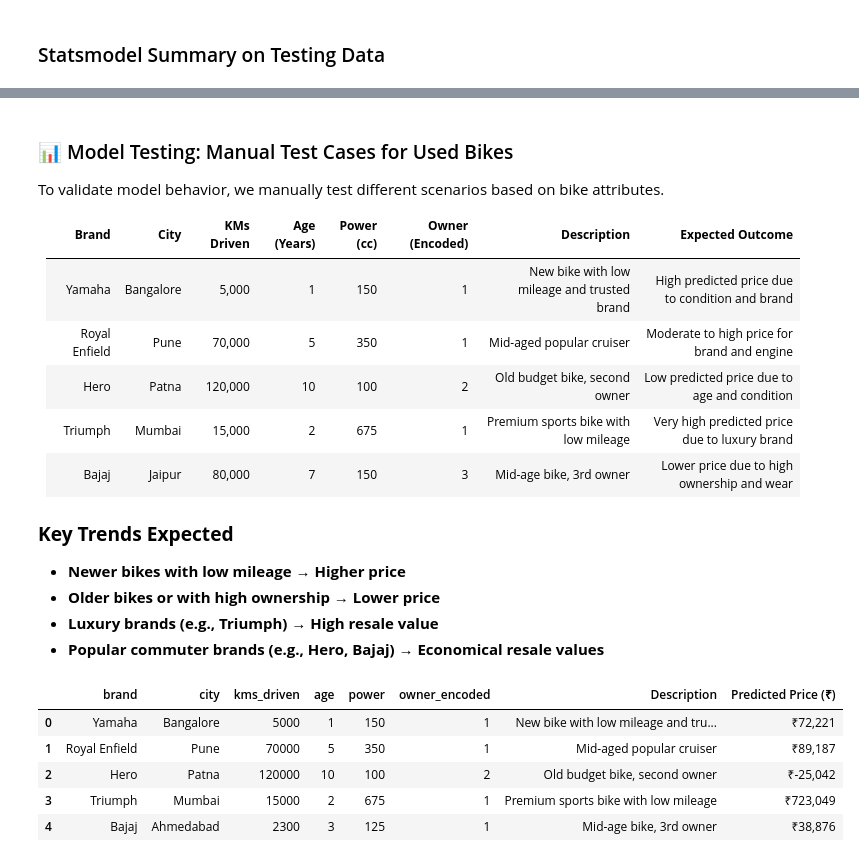
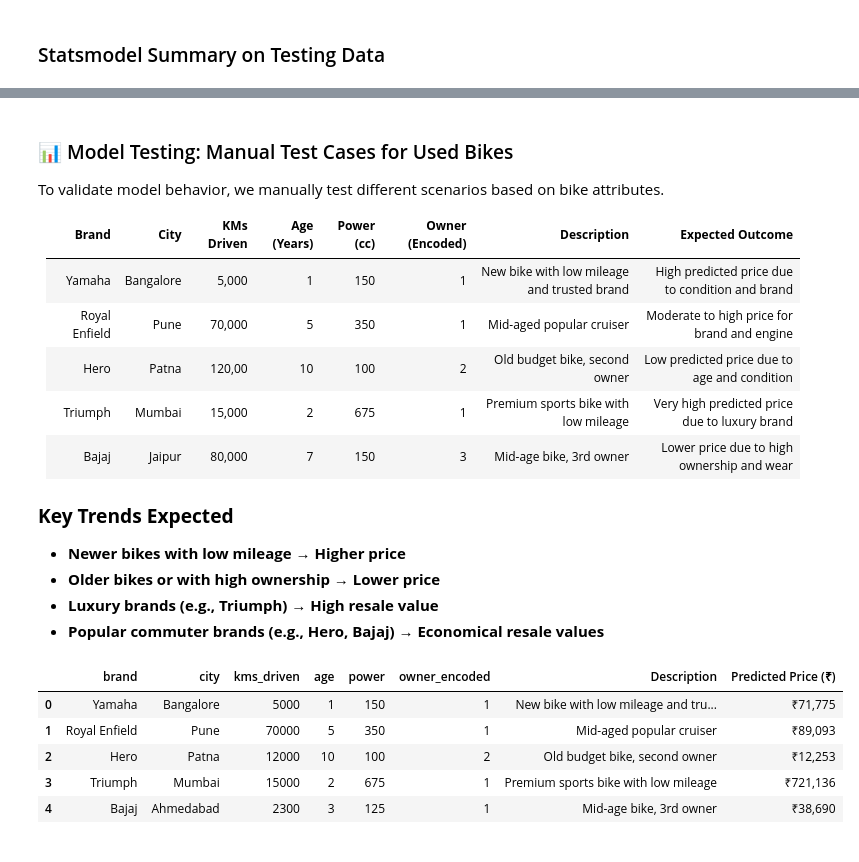
Before and after one commit to MrJ-2k04/MCA-Sem-2-Project, a Jupyter notebook: 2) Regression_Model.ipynb, the cells around one changed output, grey strips where cells are left out. Cells and saved outputs as stored; diff of their text form; code cells hidden in the pictures.

```diff
--- a/2) Regression_Model.ipynb
+++ b/2) Regression_Model.ipynb
@@ -283,7 +283,7 @@ To validate model behavior, we manually test different scenarios based on bike a
 |-----------------|--------------|----------------|------------------|----------------|---------------------|------------------------------------------|------------------------------------------------------|
 | Yamaha          | Bangalore    | 5,000          | 1                | 150            | 1                   | New bike with low mileage and trusted brand | High predicted price due to condition and brand     |
 | Royal Enfield   | Pune         | 70,000         | 5                | 350            | 1                   | Mid-aged popular cruiser                  | Moderate to high price for brand and engine         |
-| Hero            | Patna        | 120,000        | 10               | 100            | 2                   | Old budget bike, second owner             | Low predicted price due to age and condition        |
+| Hero            | Patna        | 120,00        | 10               | 100            | 2                   | Old budget bike, second owner             | Low predicted price due to age and condition        |
 | Triumph         | Mumbai       | 15,000         | 2                | 675            | 1                   | Premium sports bike with low mileage      | Very high predicted price due to luxury brand       |
 | Bajaj           | Jaipur       | 80,000         | 7                | 150            | 3                   | Mid-age bike, 3rd owner                   | Lower price due to high ownership and wear          |
 
@@ -316,7 +316,7 @@ test_cases = [
     {
         "brand": "Hero",
         "city": "Patna",
-        "kms_driven": 120000,
+        "kms_driven": 12000,
         "age": 10,
         "power": 100,
         "owner_encoded": 2,
@@ -328,35 +328,35 @@ test_cases = [
         "kms_driven": 15000,
         "age": 2,
         "power": 675,
         "owner_encoded": 1,
         "Description": "Premium sports bike with low mileage",
     },
     {
         "brand": "Bajaj",
         "city": "Ahmedabad",
         "kms_driven": 2300,
         "age": 3,
         "power": 125,
         "owner_encoded": 1,
         "Description": "Mid-age bike, 3rd owner",
     },
 ]
 
 # Convert test cases to DataFrame
 test_df = pd.DataFrame(test_cases)
 
 # Predict prices for test cases
 predicted_prices = model.predict(test_df.drop(columns=["Description"]))
 
 # Add predicted prices to DataFrame
 test_df["Predicted Price (₹)"] = [f"₹{price:,.0f}" for price in predicted_prices]
 
 # Display the results
 test_df
 # %% [output]
 |  | brand | city | kms_driven | age | power | owner_encoded | Description | Predicted Price (₹) |
-| 0 | Yamaha | Bangalore | 5000 | 1 | 150 | 1 | New bike with low mileage and tru... | ₹72,221 |
-| 1 | Royal Enfield | Pune | 70000 | 5 | 350 | 1 | Mid-aged popular cruiser | ₹89,187 |
-| 2 | Hero | Patna | 120000 | 10 | 100 | 2 | Old budget bike, second owner | ₹-25,042 |
-| 3 | Triumph | Mumbai | 15000 | 2 | 675 | 1 | Premium sports bike with low mileage | ₹723,049 |
-| 4 | Bajaj | Ahmedabad | 2300 | 3 | 125 | 1 | Mid-age bike, 3rd owner | ₹38,876 |
+| 0 | Yamaha | Bangalore | 5000 | 1 | 150 | 1 | New bike with low mileage and tru... | ₹71,775 |
+| 1 | Royal Enfield | Pune | 70000 | 5 | 350 | 1 | Mid-aged popular cruiser | ₹89,093 |
+| 2 | Hero | Patna | 12000 | 10 | 100 | 2 | Old budget bike, second owner | ₹12,253 |
+| 3 | Triumph | Mumbai | 15000 | 2 | 675 | 1 | Premium sports bike with low mileage | ₹721,136 |
+| 4 | Bajaj | Ahmedabad | 2300 | 3 | 125 | 1 | Mid-age bike, 3rd owner | ₹38,690 |
```
Also changed, not shown: parts of 5 cells of this notebook, 3 other files.
